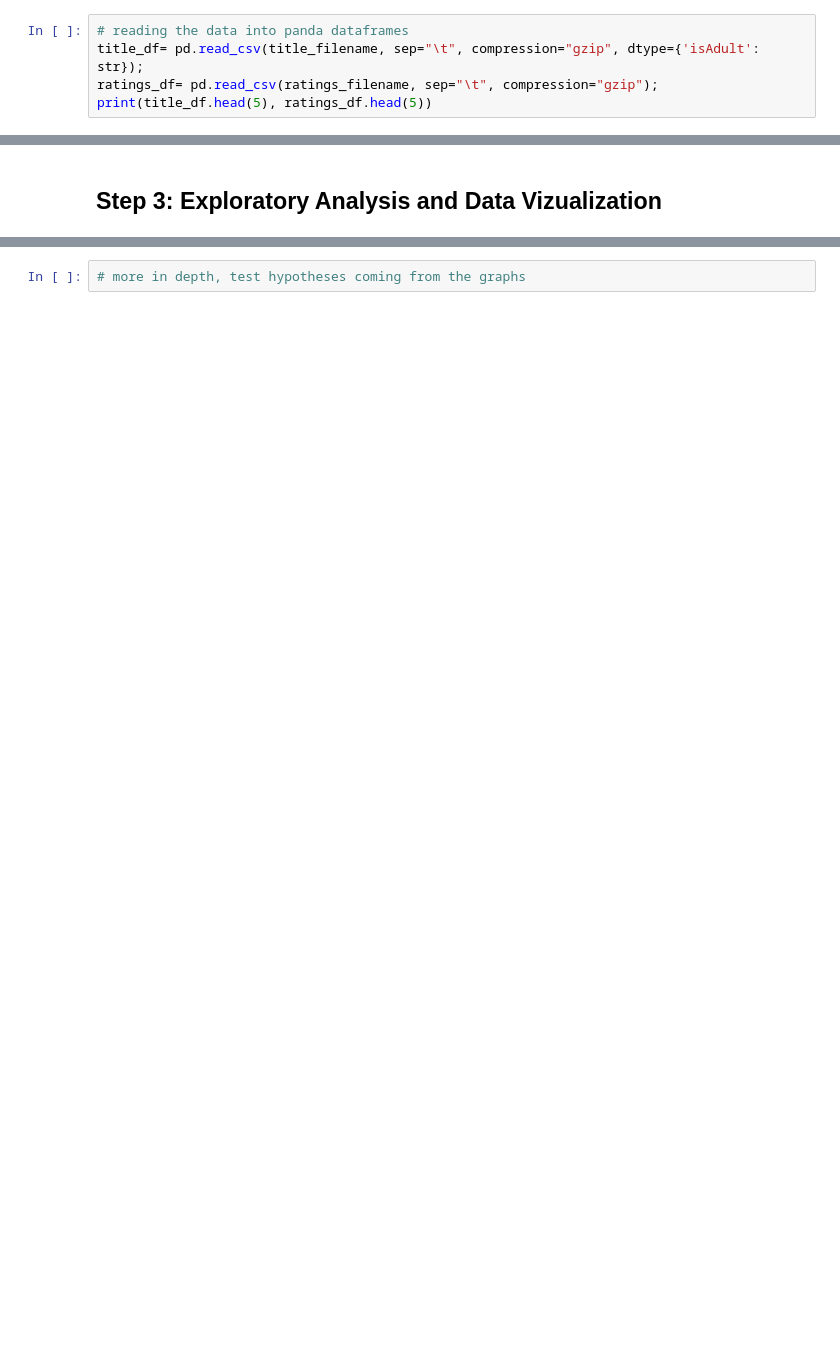
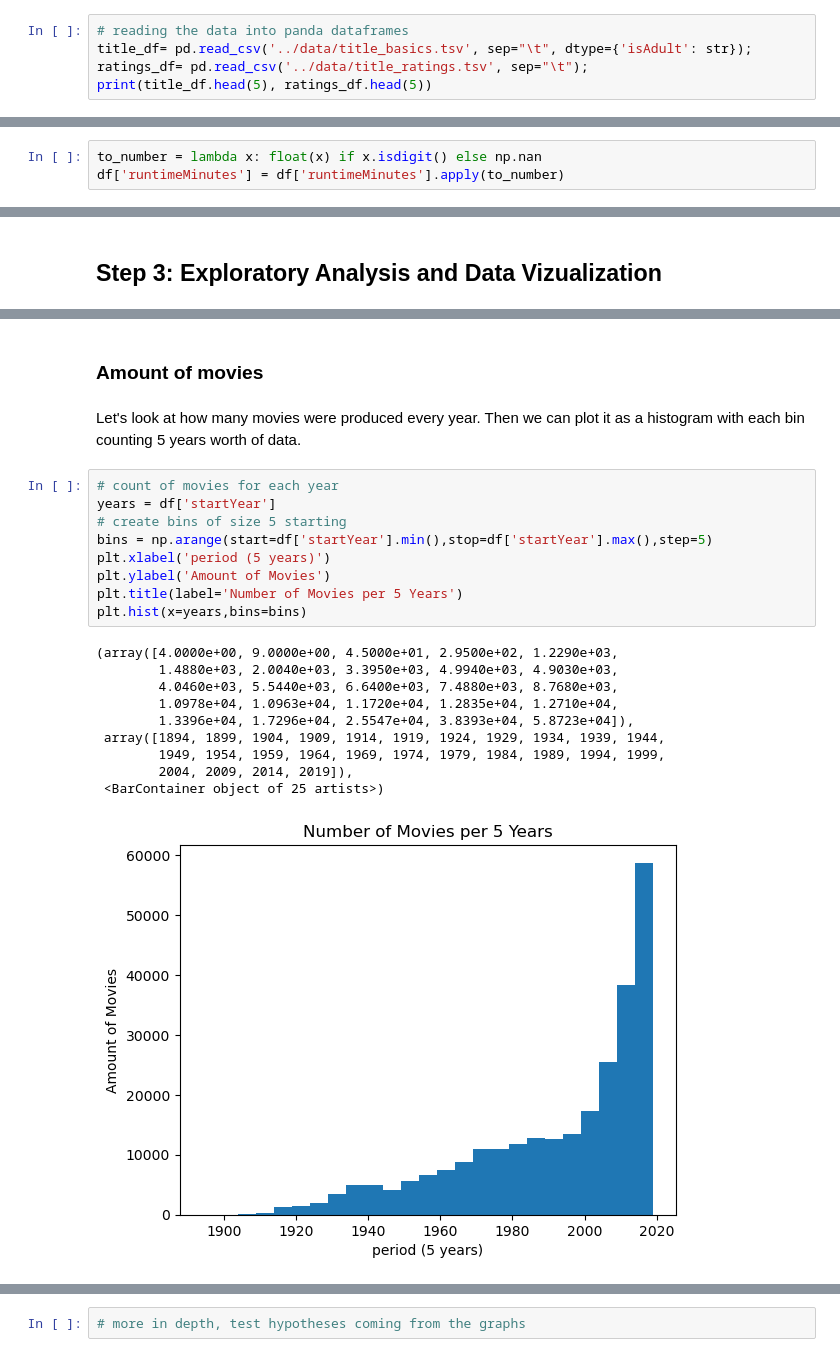
Before and after one commit to James-Trauger/James-Trauger.github.io, a Jupyter notebook: james.ipynb, the cells around one changed output, grey strips where cells are left out. Drawn from its saved outputs; the diff is of its cells as text; blank space fills up the shorter version.

```diff
--- a/james.ipynb
+++ b/james.ipynb
@@ -24,8 +29,8 @@ open(title_filename, 'wb').write(titledata.content);
 open(ratings_filename, 'wb').write(ratingdata.content);
 # %%
 # reading the data into panda dataframes
-title_df= pd.read_csv(title_filename, sep="\t", compression="gzip", dtype={'isAdult': str});
-ratings_df= pd.read_csv(ratings_filename, sep="\t", compression="gzip");
+title_df= pd.read_csv('../data/title_basics.tsv', sep="\t", dtype={'isAdult': str});
+ratings_df= pd.read_csv('../data/title_ratings.tsv', sep="\t");
 print(title_df.head(5), ratings_df.head(5))
 # %% [output]
       tconst titleType            primaryTitle           originalTitle  \
@@ -91,3 +96,6 @@ df = df[df['titleType'] == 'movie']
 df = df[df['startYear'] != '\\N']
 # convert release date from strings to integers
 df['startYear'] = df['startYear'].apply(int)
+# %%
+to_number = lambda x: float(x) if x.isdigit() else np.nan
+df['runtimeMinutes'] = df['runtimeMinutes'].apply(to_number)
@@ -129,0 +150,24 @@ df.sort_values(by=['numVotes'], ascending=False).head(10)
+# %% [markdown]
+### Amount of movies
+# %% [markdown]
+Let's look at how many movies were produced every year. Then we can plot it as a histogram with each bin counting 5 years worth of data.
+# %%
+# count of movies for each year
+years = df['startYear']
+# create bins of size 5 starting
+bins = np.arange(start=df['startYear'].min(),stop=df['startYear'].max(),step=5)
+plt.xlabel('period (5 years)')
+plt.ylabel('Amount of Movies')
+plt.title(label='Number of Movies per 5 Years')
+plt.hist(x=years,bins=bins)
+# %% [output]
+(array([4.0000e+00, 9.0000e+00, 4.5000e+01, 2.9500e+02, 1.2290e+03,
+        1.4880e+03, 2.0040e+03, 3.3950e+03, 4.9940e+03, 4.9030e+03,
+        4.0460e+03, 5.5440e+03, 6.6400e+03, 7.4880e+03, 8.7680e+03,
+        1.0978e+04, 1.0963e+04, 1.1720e+04, 1.2835e+04, 1.2710e+04,
+        1.3396e+04, 1.7296e+04, 2.5547e+04, 3.8393e+04, 5.8723e+04]),
+ array([1894, 1899, 1904, 1909, 1914, 1919, 1924, 1929, 1934, 1939, 1944,
+        1949, 1954, 1959, 1964, 1969, 1974, 1979, 1984, 1989, 1994, 1999,
+        2004, 2009, 2014, 2019]),
+ <BarContainer object of 25 artists>)
+[figure, added]
```
Also changed, not shown: parts of 24 cells of this notebook.
